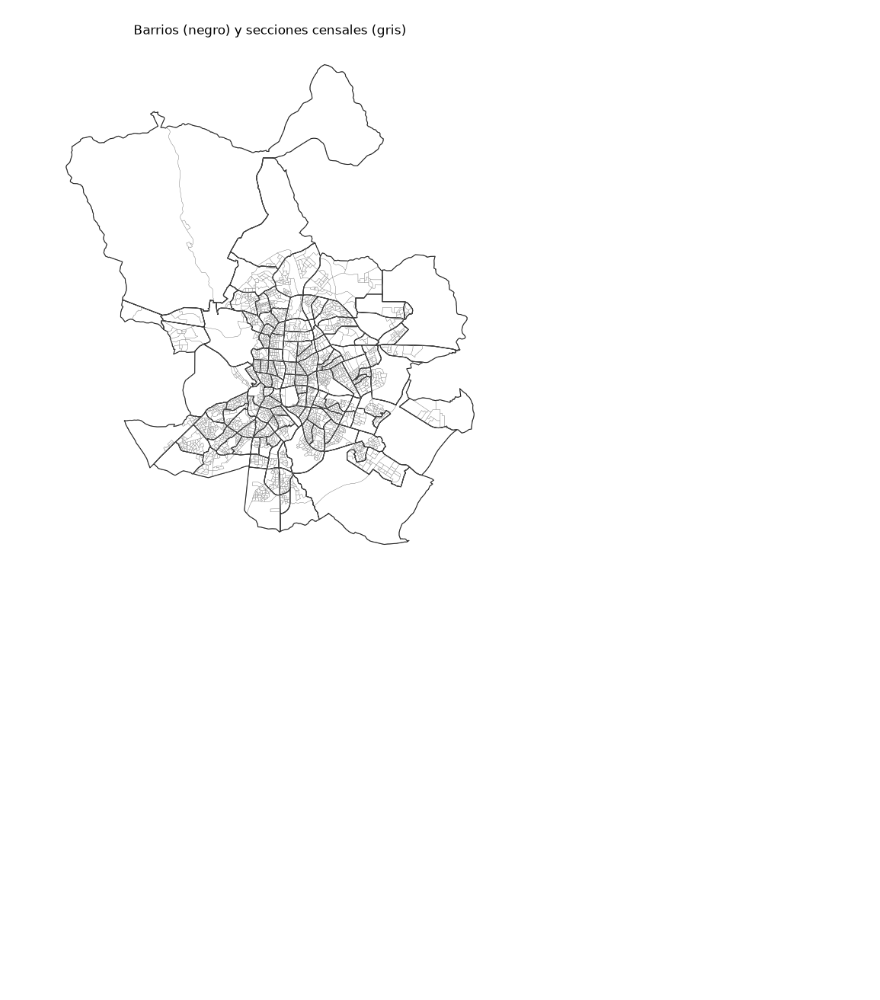
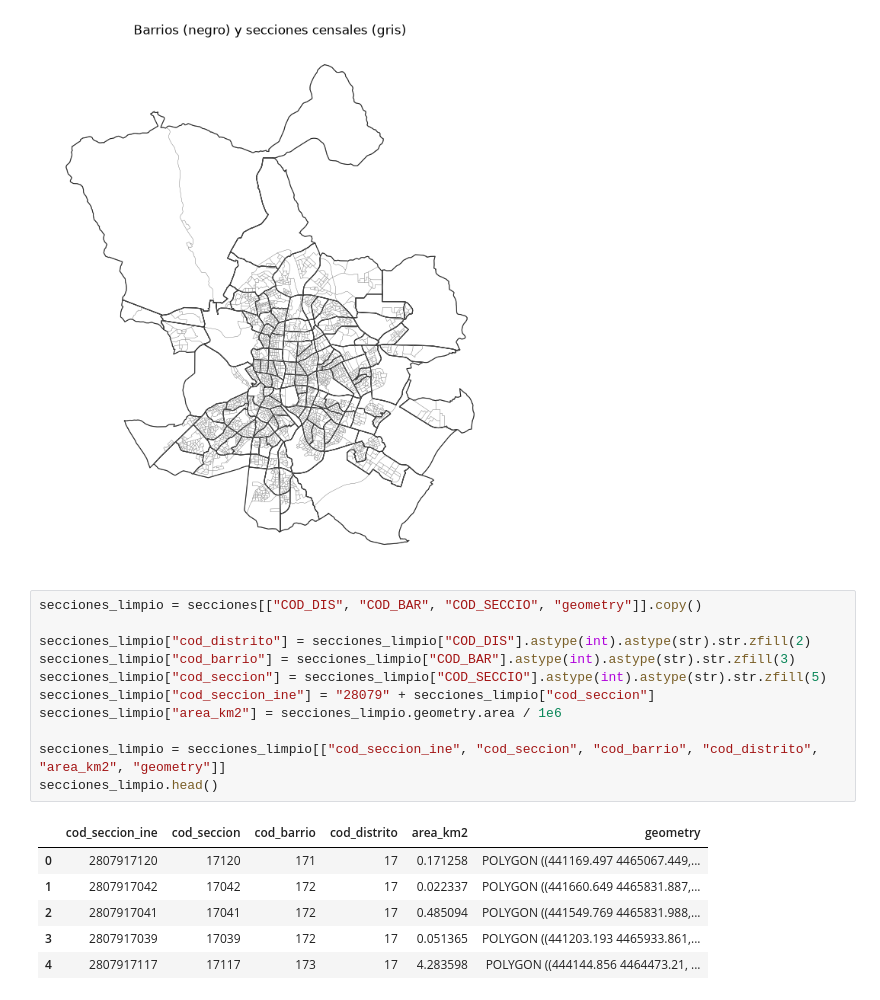
Before and after one commit to pzueco/donde-vivir-madrid, a Jupyter notebook: notebooks/01_barrios.ipynb, the cells around one changed output. Cells and saved outputs as stored; diff of their text form; blank space fills up the shorter version.

```diff
--- a/notebooks/01_barrios.ipynb
+++ b/notebooks/01_barrios.ipynb
@@ -164,3 +164,21 @@ ax.set_title("Barrios (negro) y secciones censales (gris)")
 # %% [output]
 Text(0.5, 1.0, 'Barrios (negro) y secciones censales (gris)')
 [figure]
+# %%
+secciones_limpio = secciones[["COD_DIS", "COD_BAR", "COD_SECCIO", "geometry"]].copy()
+
+secciones_limpio["cod_distrito"] = secciones_limpio["COD_DIS"].astype(int).astype(str).str.zfill(2)
+secciones_limpio["cod_barrio"] = secciones_limpio["COD_BAR"].astype(int).astype(str).str.zfill(3)
+secciones_limpio["cod_seccion"] = secciones_limpio["COD_SECCIO"].astype(int).astype(str).str.zfill(5)
+secciones_limpio["cod_seccion_ine"] = "28079" + secciones_limpio["cod_seccion"]
+secciones_limpio["area_km2"] = secciones_limpio.geometry.area / 1e6
+
+secciones_limpio = secciones_limpio[["cod_seccion_ine", "cod_seccion", "cod_barrio", "cod_distrito", "area_km2", "geometry"]]
+secciones_limpio.head()
+# %% [output]
+|  | cod_seccion_ine | cod_seccion | cod_barrio | cod_distrito | area_km2 | geometry |
+| 0 | 2807917120 | 17120 | 171 | 17 | 0.171258 | POLYGON ((441169.497 4465067.449,... |
+| 1 | 2807917042 | 17042 | 172 | 17 | 0.022337 | POLYGON ((441660.649 4465831.887,... |
+| 2 | 2807917041 | 17041 | 172 | 17 | 0.485094 | POLYGON ((441549.769 4465831.988,... |
+| 3 | 2807917039 | 17039 | 172 | 17 | 0.051365 | POLYGON ((441203.193 4465933.861,... |
+| 4 | 2807917117 | 17117 | 173 | 17 | 4.283598 | POLYGON ((444144.856 4464473.21, ... |
```
Also changed, not shown: parts of 3 cells of this notebook.
